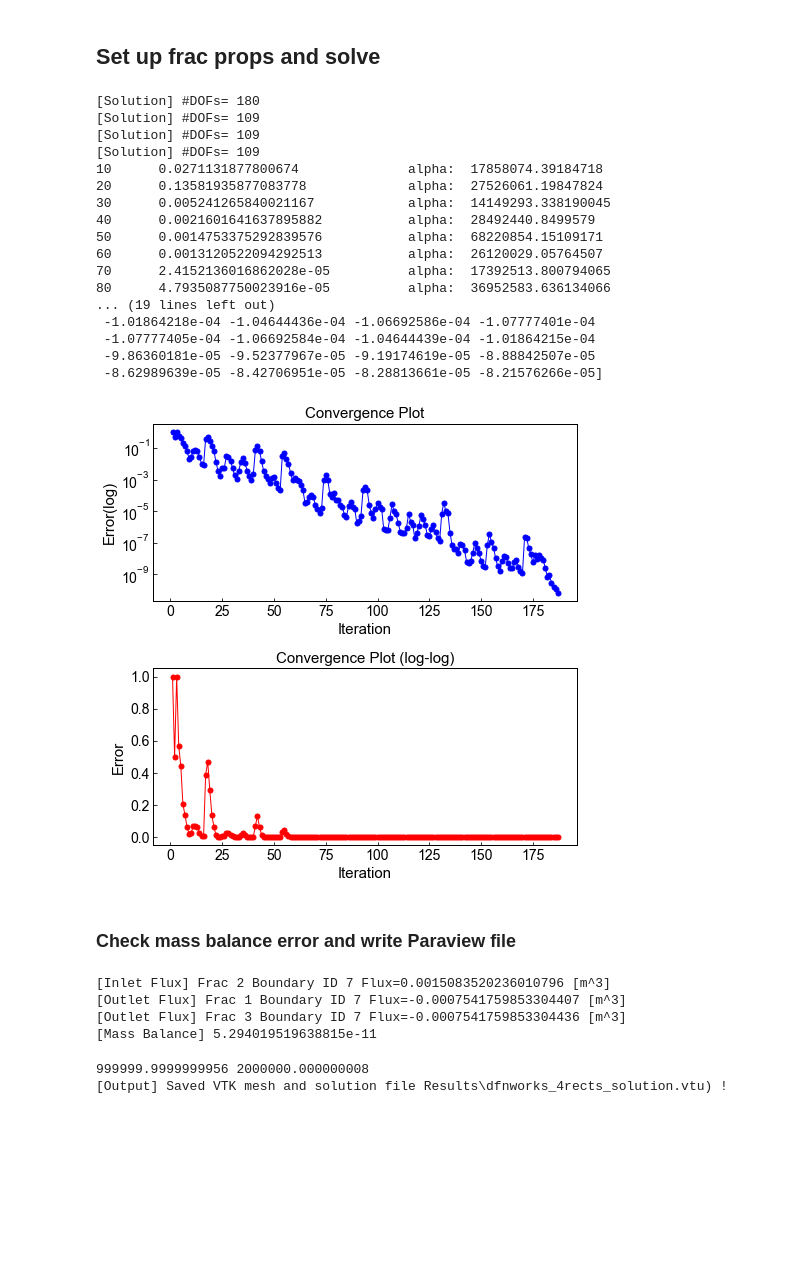
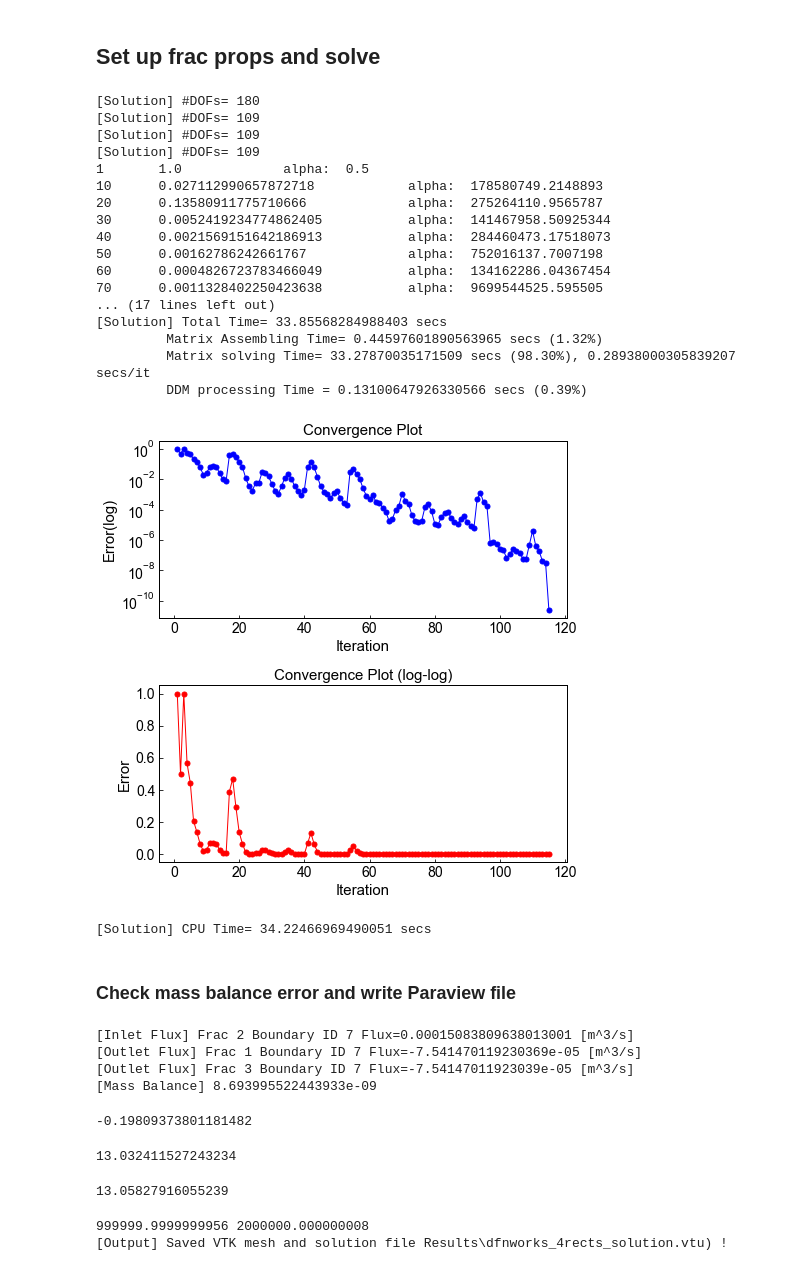
Before and after one commit to BinWang0213/PyDFN3D, a Jupyter notebook: Examples/SimpleDFNs.ipynb, the cells around one changed output. Saved outputs shown, nothing was run; the diff lists cells and outputs as text; code cells hidden in the pictures; blank space fills up the shorter version.

Commit message:
Case updates

```diff
--- a/Examples/SimpleDFNs.ipynb
+++ b/Examples/SimpleDFNs.ipynb
@@ -89,27 +91,28 @@ for BC in Inlets+Outlets:
 # %% [markdown]
 ## Set up frac props and solve
 # %%
-Case1.setFracProperties(perm=3e-10,aperature=0.01)
+Case1.setFracProperties(perm=3e-10,aperature=0.001)
 Case1.solveFlow(max_iters=500,tolerance=1e-10)
 # %% [output]
 [Solution] #DOFs= 180
 [Solution] #DOFs= 109
 [Solution] #DOFs= 109
 [Solution] #DOFs= 109
-10      0.0271131877800674              alpha:  17858074.39184718
-20      0.13581935877083778             alpha:  27526061.19847824
-30      0.005241265840021167            alpha:  14149293.338190045
-40      0.0021601641637895882           alpha:  28492440.8499579
-50      0.0014753375292839576           alpha:  68220854.15109171
-60      0.0013120522094292513           alpha:  26120029.05764507
-70      2.4152136016862028e-05          alpha:  17392513.800794065
-80      4.7935087750023916e-05          alpha:  36952583.636134066
-... (19 lines left out)
- -1.01864218e-04 -1.04644436e-04 -1.06692586e-04 -1.07777401e-04
- -1.07777405e-04 -1.06692584e-04 -1.04644439e-04 -1.01864215e-04
- -9.86360181e-05 -9.52377967e-05 -9.19174619e-05 -8.88842507e-05
- -8.62989639e-05 -8.42706951e-05 -8.28813661e-05 -8.21576266e-05]
+1       1.0             alpha:  0.5
+10      0.027112990657872718            alpha:  178580749.2148893
+20      0.13580911775710666             alpha:  275264110.9565787
+30      0.0052419234774862405           alpha:  141467958.50925344
+40      0.0021569151642186913           alpha:  284460473.17518073
+50      0.00162786242661767             alpha:  752016137.7007198
+60      0.0004826723783466049           alpha:  134162286.04367454
+70      0.0011328402250423638           alpha:  9699544525.595505
+... (17 lines left out)
+[Solution] Total Time= 33.85568284988403 secs
+         Matrix Assembling Time= 0.44597601890563965 secs (1.32%)
+         Matrix solving Time= 33.27870035171509 secs (98.30%), 0.28938000305839207 secs/it
+         DDM processing Time = 0.13100647926330566 secs (0.39%)
-[figure, old version]
+[figure, new version]
+[Solution] CPU Time= 34.22466969490051 secs
 # %% [markdown]
 ### Check mass balance error and write Paraview file
 # %%
@@ -119,19 +122,32 @@ for BC in Inlets:
     fracID,BDID,BC_type,BC_val=BC
     Flux=Case1.FlowSolver.SubProblems[fracID].PostProcess.get_BDFlux(BDID)
     Q_in+=Flux
-    print('[Inlet Flux] Frac %d Boundary ID %d Flux=%s [m^3]'%(fracID,BDID,Flux))
+    print('[Inlet Flux] Frac %d Boundary ID %d Flux=%s [m^3/s]'%(fracID,BDID,Flux))
 for BC in Outlets:
     fracID,BDID,BC_type,BC_val=BC
     Flux=Case1.FlowSolver.SubProblems[fracID].PostProcess.get_BDFlux(BDID)
     Q_out+=Flux
-    print('[Outlet Flux] Frac %d Boundary ID %d Flux=%s [m^3]'%(fracID,BDID,Flux))
+    print('[Outlet Flux] Frac %d Boundary ID %d Flux=%s [m^3/s]'%(fracID,BDID,Flux))
 
 print('[Mass Balance]',abs(Q_in+Q_out))
 # %% [output]
-[Inlet Flux] Frac 2 Boundary ID 7 Flux=0.0015083520236010796 [m^3]
-[Outlet Flux] Frac 1 Boundary ID 7 Flux=-0.0007541759853304407 [m^3]
-[Outlet Flux] Frac 3 Boundary ID 7 Flux=-0.0007541759853304436 [m^3]
-[Mass Balance] 5.294019519638815e-11
+[Inlet Flux] Frac 2 Boundary ID 7 Flux=0.00015083809638013001 [m^3/s]
+[Outlet Flux] Frac 1 Boundary ID 7 Flux=-7.541470119230369e-05 [m^3/s]
+[Outlet Flux] Frac 3 Boundary ID 7 Flux=-7.54147011923039e-05 [m^3/s]
+[Mass Balance] 8.693995522443933e-09
+# %%
+#FEM-BEM Error
+(0.00015083809638013001+-1.5113749028417117E-4)/1.5113749028417117E-4*100
+# %% [output]
+-0.19809373801181482
+# %%
+86400*0.00015083809638013001
+# %% [output]
+13.032411527243234
+# %%
+86400*1.5113749028417117E-4
+# %% [output]
+13.05827916055239
 # %%
 #Mesh=Case1.writeSolution(mesh_input='..\Datas\DFN_4fracs_Well.msh',fname='DFN_4fracs_Well.vtp')
 Mesh=Case1.writeSolution(mesh_input='..\Datas\dfnworks_4rects_gmsh.msh',fname='dfnworks_4rects.vtp')
```
Also changed, not shown: parts of 1 cell of this notebook, 13 other files.
